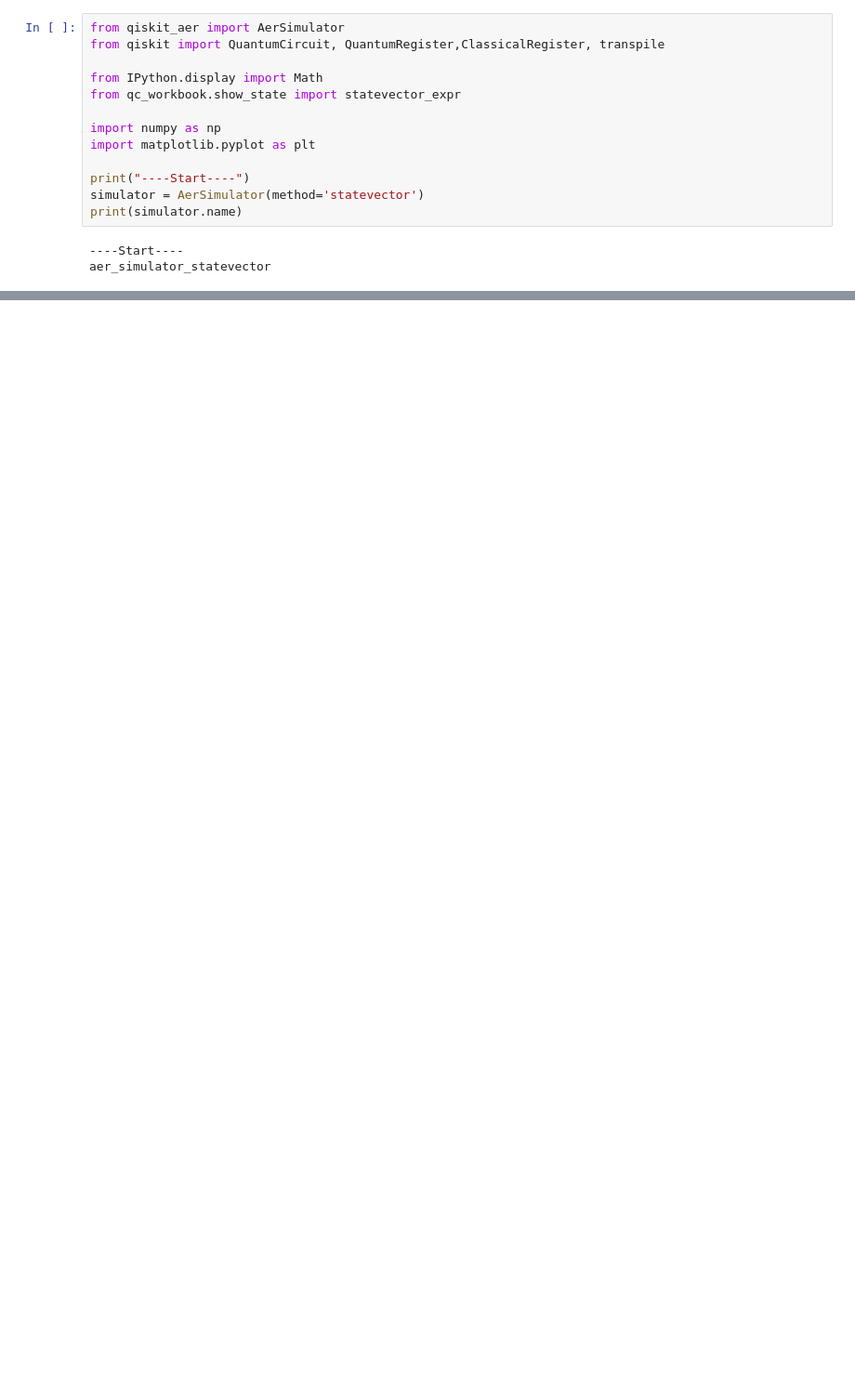
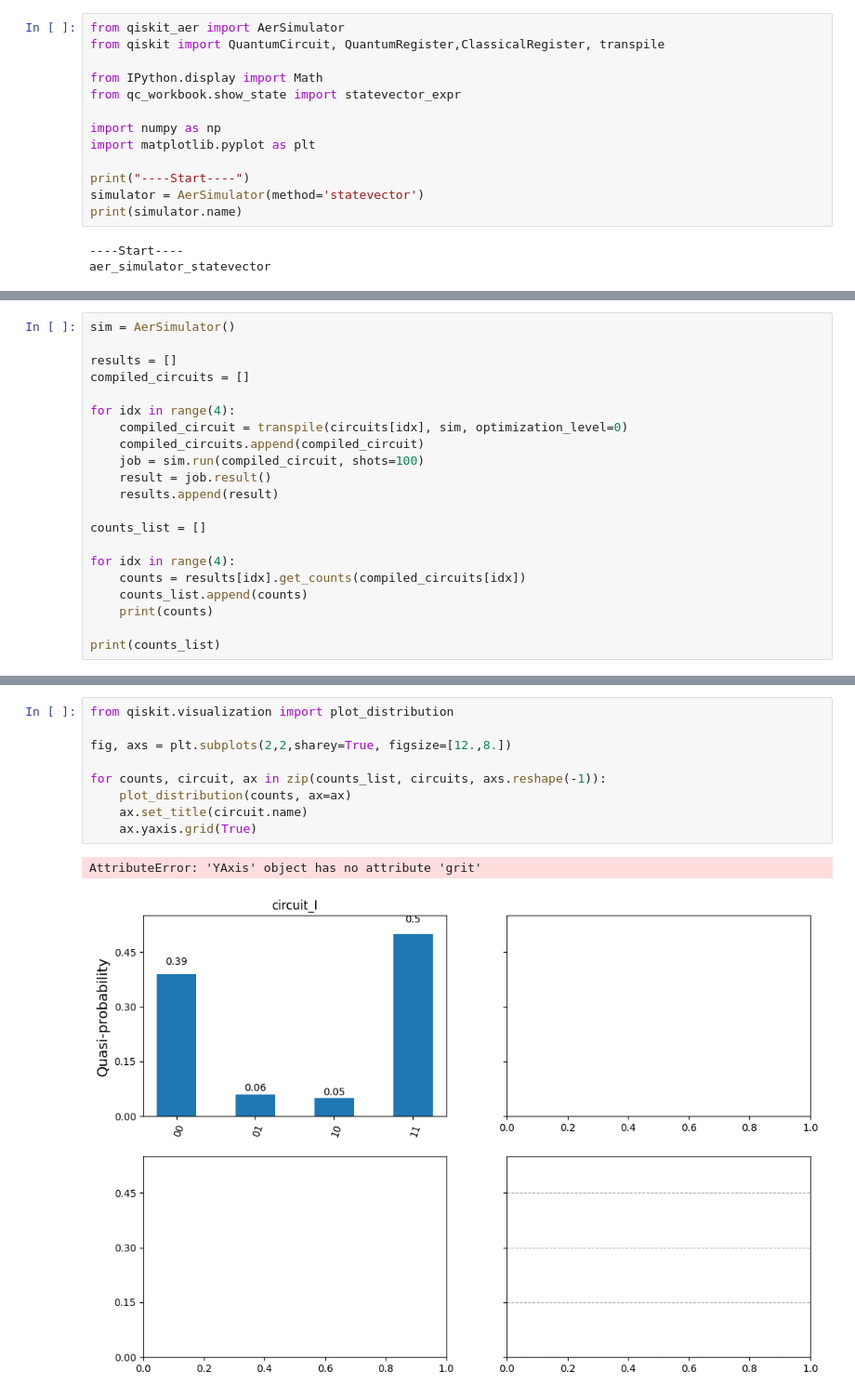
Before and after one commit to miketorii/ProjectX, a Jupyter notebook: Quantum/chsh.ipynb, the cells around one changed output, grey strips where cells are left out. Shown at 93% size. Cells and saved outputs as stored; diff of their text form; blank space fills up the shorter version.

```diff
--- a/Quantum/chsh.ipynb
+++ b/Quantum/chsh.ipynb
@@ -59,0 +60,21 @@ for circuit, ax in zip(circuits, axs.reshape(-1)):
+# %%
+sim = AerSimulator()
+
+results = []
+compiled_circuits = []
+
+for idx in range(4):
+    compiled_circuit = transpile(circuits[idx], sim, optimization_level=0)
+    compiled_circuits.append(compiled_circuit)
+    job = sim.run(compiled_circuit, shots=100)
+    result = job.result()
+    results.append(result)
+
+counts_list = []
+
+for idx in range(4):
+    counts = results[idx].get_counts(compiled_circuits[idx])
+    counts_list.append(counts)
+    print(counts)
+
+print(counts_list)
@@ -59,0 +87,12 @@ for circuit, ax in zip(circuits, axs.reshape(-1)):
+# %%
+from qiskit.visualization import plot_distribution
+
+fig, axs = plt.subplots(2,2,sharey=True, figsize=[12.,8.])
+
+for counts, circuit, ax in zip(counts_list, circuits, axs.reshape(-1)):
+    plot_distribution(counts, ax=ax)
+    ax.set_title(circuit.name)
+    ax.yaxis.grid(True)
+# %% [output]
+AttributeError: 'YAxis' object has no attribute 'grit'
+[figure, added]
```
Also changed, not shown: parts of 2 cells of this notebook.
